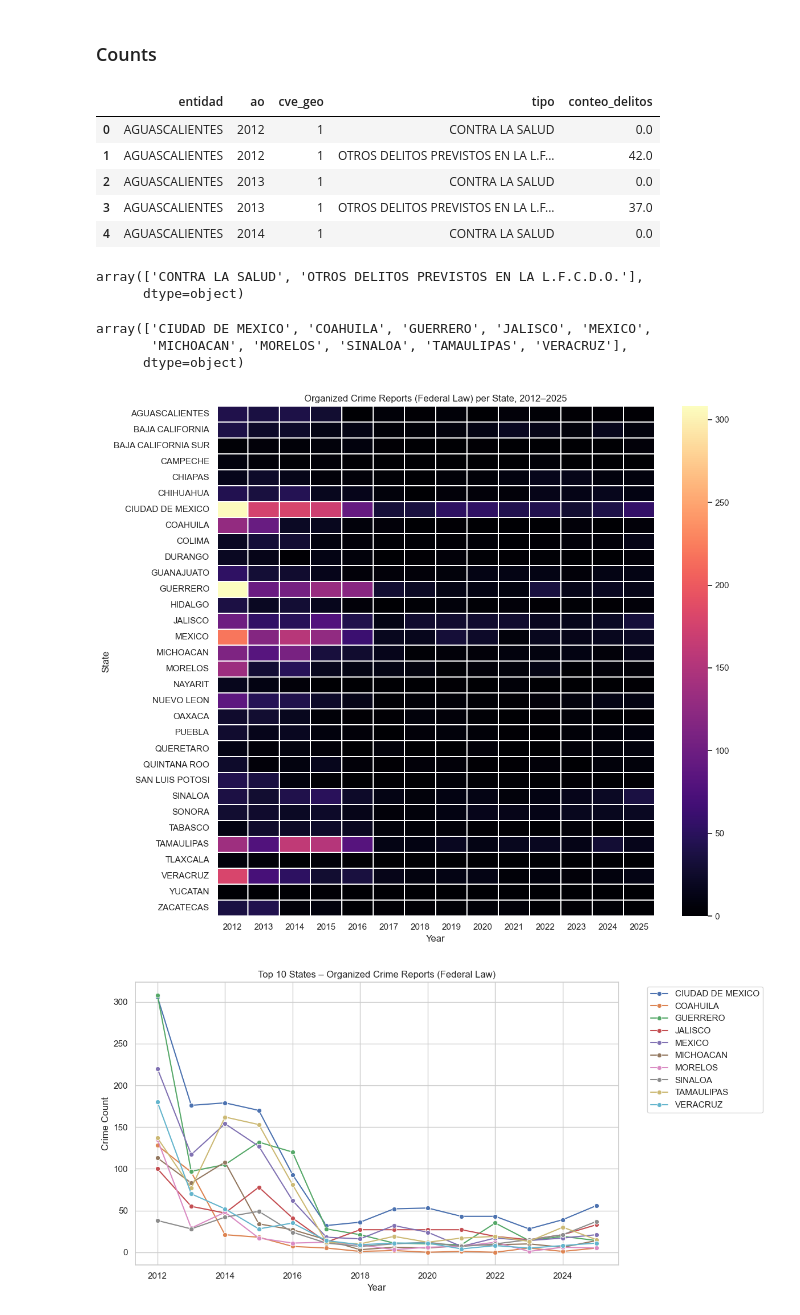
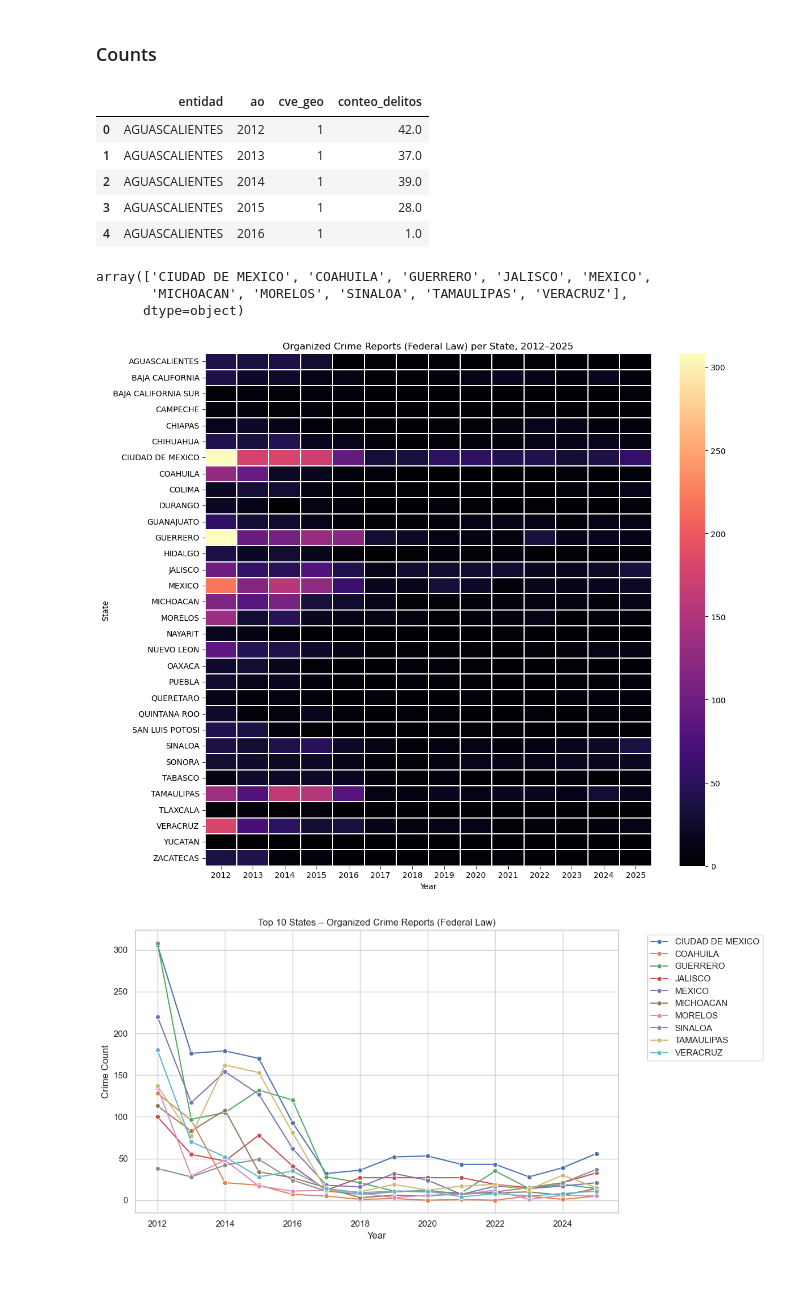
Before and after one commit to shani-alvarez/cgs-shadow-routes, a Jupyter notebook: notebooks/eda_crime_reports.ipynb, the cells around one changed output. Saved outputs shown, nothing was run; the diff lists cells and outputs as text; code cells hidden in the pictures; blank space fills up the shorter version.

```diff
--- a/notebooks/eda_crime_reports.ipynb
+++ b/notebooks/eda_crime_reports.ipynb
@@ -214,22 +214,15 @@ entidad
 ### Counts
 # %%
 df_do = data_ff_melt[data_ff_melt['concepto'] == 'LEY FEDERAL CONTRA LA DELINCUENCIA ORGANIZADA (L.F.C.D.O.)']
-df_do_yearly = df_do.groupby(['entidad', 'ao', 'cve_geo', 'tipo'], as_index=False)['conteo_delitos'].sum()
+df_do_yearly = df_do.groupby(['entidad', 'ao', 'cve_geo'], as_index=False)['conteo_delitos'].sum()
 df_do_yearly.head()
 # %% [output]
-|  | entidad | ao | cve_geo | tipo | conteo_delitos |
-| 0 | AGUASCALIENTES | 2012 | 1 | CONTRA LA SALUD | 0.0 |
-| 1 | AGUASCALIENTES | 2012 | 1 | OTROS DELITOS PREVISTOS EN LA L.F... | 42.0 |
-| 2 | AGUASCALIENTES | 2013 | 1 | CONTRA LA SALUD | 0.0 |
-| 3 | AGUASCALIENTES | 2013 | 1 | OTROS DELITOS PREVISTOS EN LA L.F... | 37.0 |
-| 4 | AGUASCALIENTES | 2014 | 1 | CONTRA LA SALUD | 0.0 |
+|  | entidad | ao | cve_geo | conteo_delitos |
+| 0 | AGUASCALIENTES | 2012 | 1 | 42.0 |
+| 1 | AGUASCALIENTES | 2013 | 1 | 37.0 |
+| 2 | AGUASCALIENTES | 2014 | 1 | 39.0 |
+| 3 | AGUASCALIENTES | 2015 | 1 | 28.0 |
+| 4 | AGUASCALIENTES | 2016 | 1 | 1.0 |
-# %%
-# Check the crime types disagreggation
-
-df_do_yearly.tipo.unique()
-# %% [output]
-array(['CONTRA LA SALUD', 'OTROS DELITOS PREVISTOS EN LA L.F.C.D.O.'],
-      dtype=object)
 # %%
 top10_do = df_do_yearly.groupby('entidad')['conteo_delitos'].sum().nlargest(10).index
 df_top10_do = df_do_yearly[df_do_yearly['entidad'].isin(top10_do)]
@@ -249,7 +242,7 @@ plt.ylabel('State')
 plt.tight_layout()
 plt.show()
 # %% [output]
-[figure, old version]
+[figure, new version]
 # %%
 sns.set_theme(style="whitegrid")
 plt.figure(figsize=(12,6))
```
Also changed, not shown: parts of 5 cells of this notebook.
